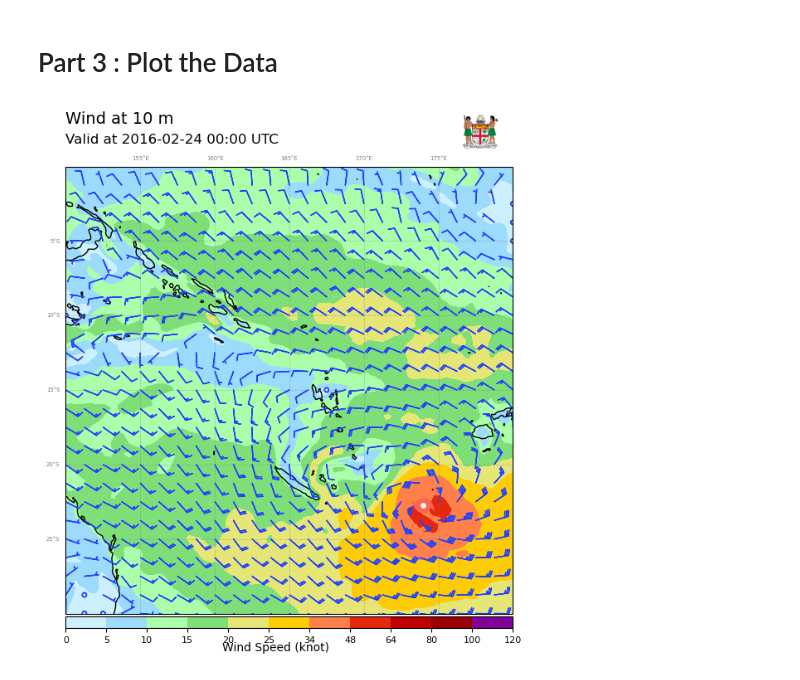
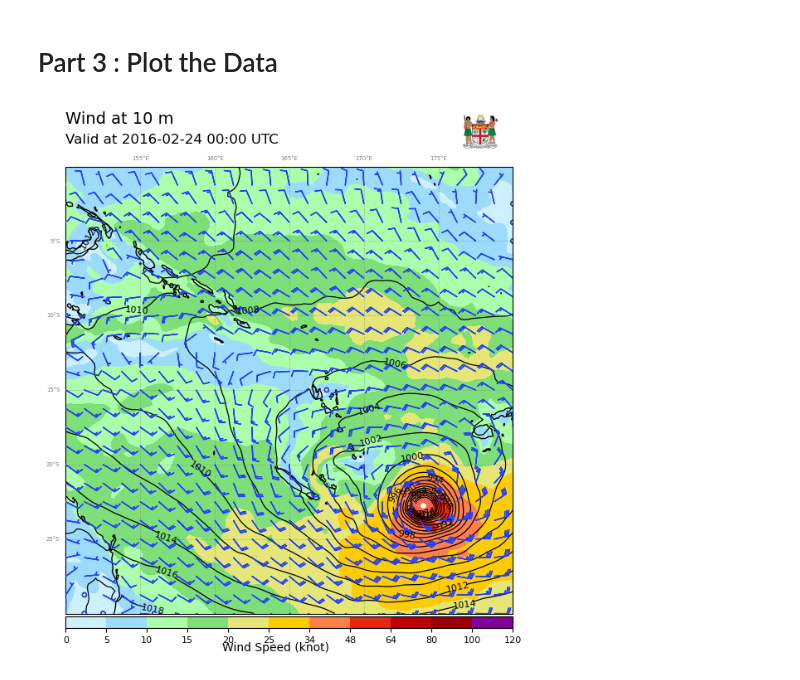
Before and after one commit to achmadrifani/fiji-training-2024, a Jupyter notebook: notebooks/day_07/02a_Plotting_Winston_2.ipynb, the cells around one changed output. Cells and saved outputs as stored; diff of their text form; code cells hidden in the pictures.

```diff
--- a/notebooks/day_07/02a_Plotting_Winston_2.ipynb
+++ b/notebooks/day_07/02a_Plotting_Winston_2.ipynb
@@ -42,6 +42,7 @@ v10 = ds['v10'].sel(time=time_select)
 msl = ds['msl'].sel(time=time_select)
 u10 = u10 * 1.94 # Convert to knot
 v10 = v10 * 1.94 # Convert to knot
+msl = msl / 100 # Convert to hPa
 lons = u10.longitude
 lats = u10.latitude
 ws10 = np.sqrt(u10**2 + v10**2)
@@ -116,21 +117,28 @@ cmap = mcolors.LinearSegmentedColormap.from_list("", colorlist)
 norm = mcolors.BoundaryNorm(levels, ncolors=cmap.N, extend='both')
 cmap.set_over(colorlist[-1])
 cmap.set_under(colorlist[0])
+
+msl_levels = range(800,1028,2)
 # %%
 #======================basic plot======================
 # Initiate figure and axes instance
 fig, ax = plt.subplots(1, 1, figsize=(13, 7), subplot_kw={'projection': ccrs.PlateCarree(central_longitude=185)})
 
 # Plot wind barbs
-ax.barbs(lon, lat, u10.values, v10.values, length=5, barbcolor='#2341ff', flip_barb= flip_barbs,transform=ccrs.PlateCarree(), zorder=2)
+ax.barbs(lon, lat, u10.values, v10.values, length=5, barbcolor='#2341ff', flip_barb= flip_barbs,transform=ccrs.PlateCarree(), zorder=3)
 
 # Plot wind speed in shaded plot
 shaded = ax.contourf(ds.longitude,ds.latitude, ws10, cmap=cmap, norm=norm, levels=levels, zorder=1, transform=ccrs.PlateCarree())
+
+contour = ax.contour(ds.longitude, ds.latitude, msl, transform=ccrs.PlateCarree(), colors='black',linewidths=0.9, levels=msl_levels, zorder=2)
 
 # Add coastlines and other features
 ax.coastlines()
 ax.add_feature(cfeature.BORDERS, linestyle=':')
 #======================basic plot======================
+
+# Add contour labels
+ax.clabel(contour, inline=True, fontsize=8)
 
 # add colorbar
 pos = ax.get_position() # get the original position
@@ -149,31 +157,31 @@ time_text = f'Valid at {time_select:%Y-%m-%d %H:%M} UTC'
 ax.set_title(title_text, x=pos.x0, y=pos.y1 + 0.074, pad=25, fontsize=14,ha="left", transform=fig.transFigure)
 ax.text(x=pos.x0, y=pos.y1 + 0.04, s=time_text,transform=fig.transFigure, size=12, ha="left")
 
 # Add TC symbol
 # Load and add the tropical cyclone image
 cyclone_image_path = 'D:/Projects/fiji-training-2024/notebooks/day_07/hurricane.png'  # Replace with the actual path to the cyclone image
 cyclone_image = plt.imread(cyclone_image_path)
 imagebox_cyclone = OffsetImage(cyclone_image, zoom=0.3)  # Adjust the zoom level to resize the cyclone image
 
 # Convert latitude and longitude to projection coordinates
 xy = ax.projection.transform_point(tc_lon, tc_lat, ccrs.PlateCarree())
 ab_cyclone = AnnotationBbox(imagebox_cyclone, xy, frameon=False)
 ax.add_artist(ab_cyclone)
 
 # Add logo
 # add logo
 pos = ax.get_position()
 lgaxes = fig.add_axes([pos.x1 - 0.06, pos.y1 + 0.03, 0.06, 0.06], )  # l,b,w,h
 lgaxes.imshow(plt.imread("D:/Projects/fiji-training-2024/notebooks/day_07/Coat_of_arms_of_Fiji.png"))
 lgaxes.axis("off")
 
 # Draw gridlines with labels
 gl = ax.gridlines(draw_labels=True, linewidth=0.5, color='gray', alpha=0.5, linestyle='--')
 
 gl.bottom_labels = False
 gl.top_labels = True
 gl.right_labels = False
 gl.xlabel_style = {'size': 5, 'color': 'gray'}
 gl.ylabel_style = {'size': 5, 'color': 'gray'}
 # %% [output]
-[figure, old version]
+[figure, new version]
```
